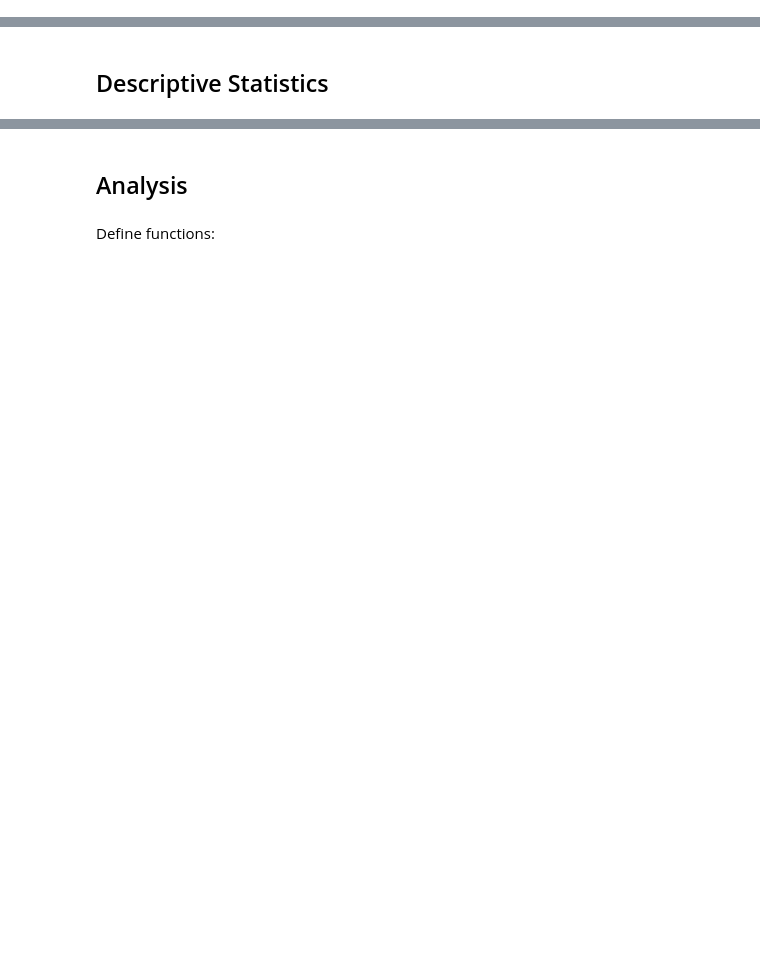
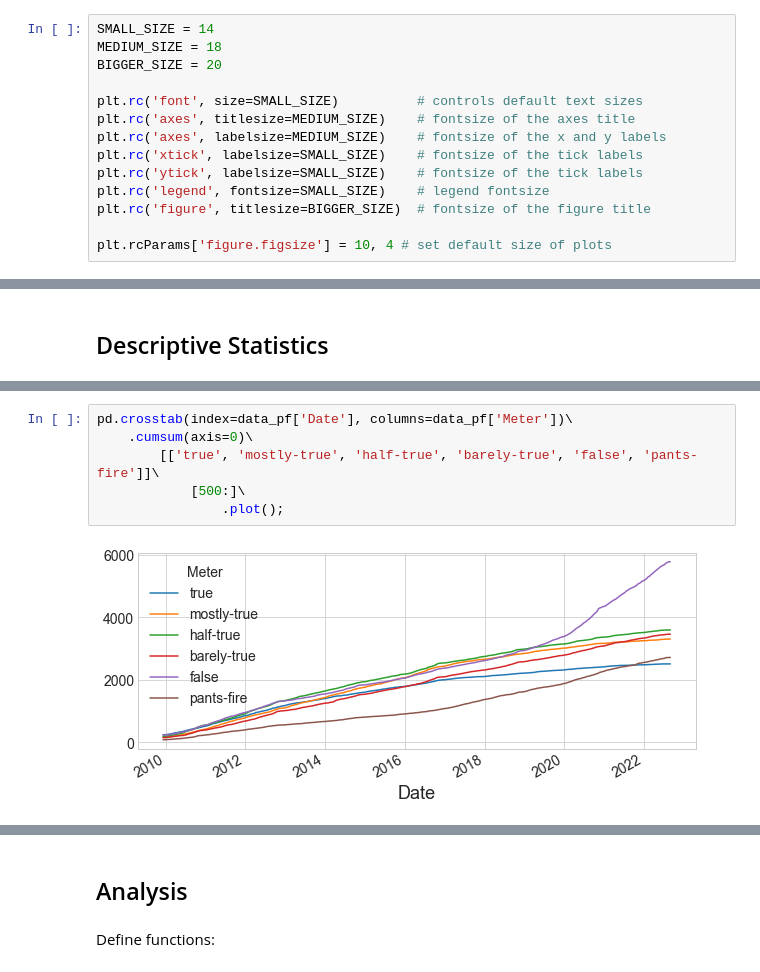
Before and after one commit to pgb206/ISDS2022_group7, a Jupyter notebook: project_copy/project.ipynb, the cells around one changed output, grey strips where cells are left out. Drawn from its saved outputs; the diff is of its cells as text; blank space fills up the shorter version.

```diff
--- a/project_copy/project.ipynb
+++ b/project_copy/project.ipynb
@@ -29,6 +29,20 @@ import seaborn as sns
 
 plt.style.use('seaborn-whitegrid')
 %matplotlib inline
+# %%
+SMALL_SIZE = 14
+MEDIUM_SIZE = 18
+BIGGER_SIZE = 20
+
+plt.rc('font', size=SMALL_SIZE)          # controls default text sizes
+plt.rc('axes', titlesize=MEDIUM_SIZE)    # fontsize of the axes title
+plt.rc('axes', labelsize=MEDIUM_SIZE)    # fontsize of the x and y labels
+plt.rc('xtick', labelsize=SMALL_SIZE)    # fontsize of the tick labels
+plt.rc('ytick', labelsize=SMALL_SIZE)    # fontsize of the tick labels
+plt.rc('legend', fontsize=SMALL_SIZE)    # legend fontsize
+plt.rc('figure', titlesize=BIGGER_SIZE)  # fontsize of the figure title
+
+plt.rcParams['figure.figsize'] = 10, 4 # set default size of plots
 # %% [markdown]
 ## Web scraping
 # %% [markdown]
@@ -496,0 +598,8 @@ plt.rcParams['figure.figsize'] = 10, 4 # set default size of plots
+# %%
+pd.crosstab(index=data_pf['Date'], columns=data_pf['Meter'])\
+    .cumsum(axis=0)\
+        [['true', 'mostly-true', 'half-true', 'barely-true', 'false', 'pants-fire']]\
+            [500:]\
+                .plot();
+# %% [output]
+[figure, added]
```
Also changed, not shown: parts of 36 cells of this notebook, 5 other files.
